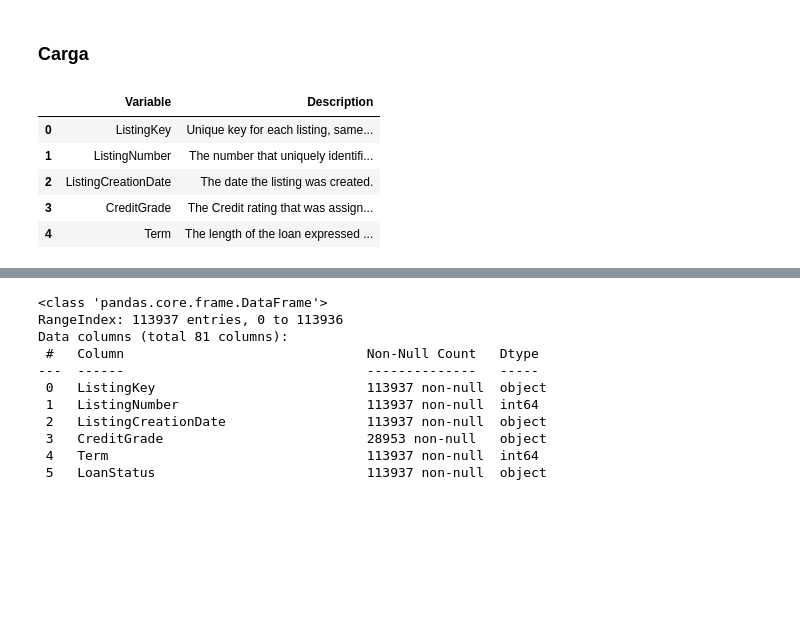
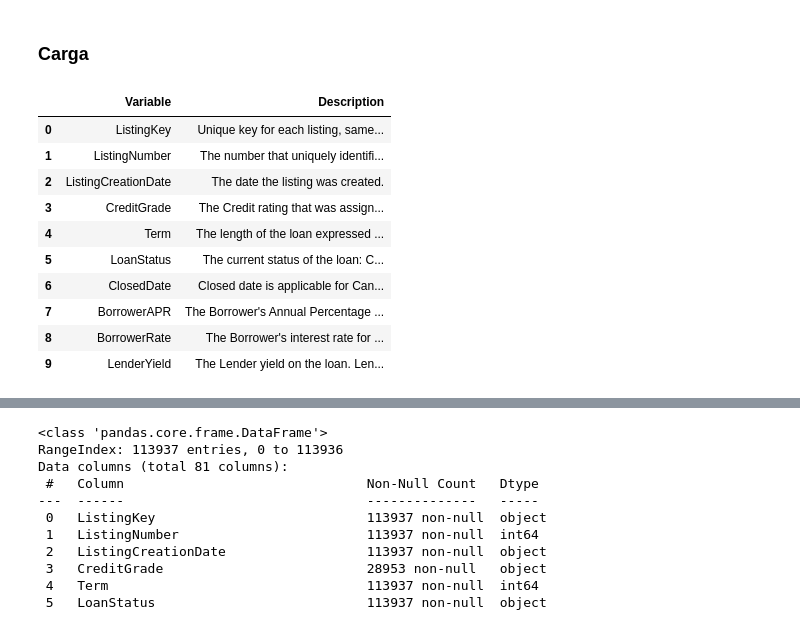
Before and after one commit to lponcec94/clases_bourbaki, a Jupyter notebook: Survival_Anlaysis.ipynb, the cells around one changed output, grey strips where cells are left out. Saved outputs shown, nothing was run; the diff lists cells and outputs as text; code cells hidden in the pictures; blank space fills up the shorter version.

```diff
--- a/Survival_Anlaysis.ipynb
+++ b/Survival_Anlaysis.ipynb
@@ -27,14 +27,19 @@ pd.set_option('display.width', 5000)
 df = pd.read_csv('https://raw.githubusercontent.com/lponcec94/clases_bourbaki/main/data/prosperLoanData.csv')
 df_dict = pd.read_csv('https://raw.githubusercontent.com/lponcec94/clases_bourbaki/main/data/Prosper%20Loan%20Data%20-%20Variable%20Definitions.csv')
 # %%
-df_dict.head()
+df_dict.head(10)
 # %% [output]
 |  | Variable | Description |
 | 0 | ListingKey | Unique key for each listing, same... |
 | 1 | ListingNumber | The number that uniquely identifi... |
 | 2 | ListingCreationDate | The date the listing was created. |
 | 3 | CreditGrade | The Credit rating that was assign... |
 | 4 | Term | The length of the loan expressed ... |
+| 5 | LoanStatus | The current status of the loan: C... |
+| 6 | ClosedDate | Closed date is applicable for Can... |
+| 7 | BorrowerAPR | The Borrower's Annual Percentage ... |
+| 8 | BorrowerRate | The Borrower's interest rate for ... |
+| 9 | LenderYield | The Lender yield on the loan. Len... |
 # %%
 df.head()
 # %% [output]
```
Also changed, not shown: parts of 8 cells of this notebook.
